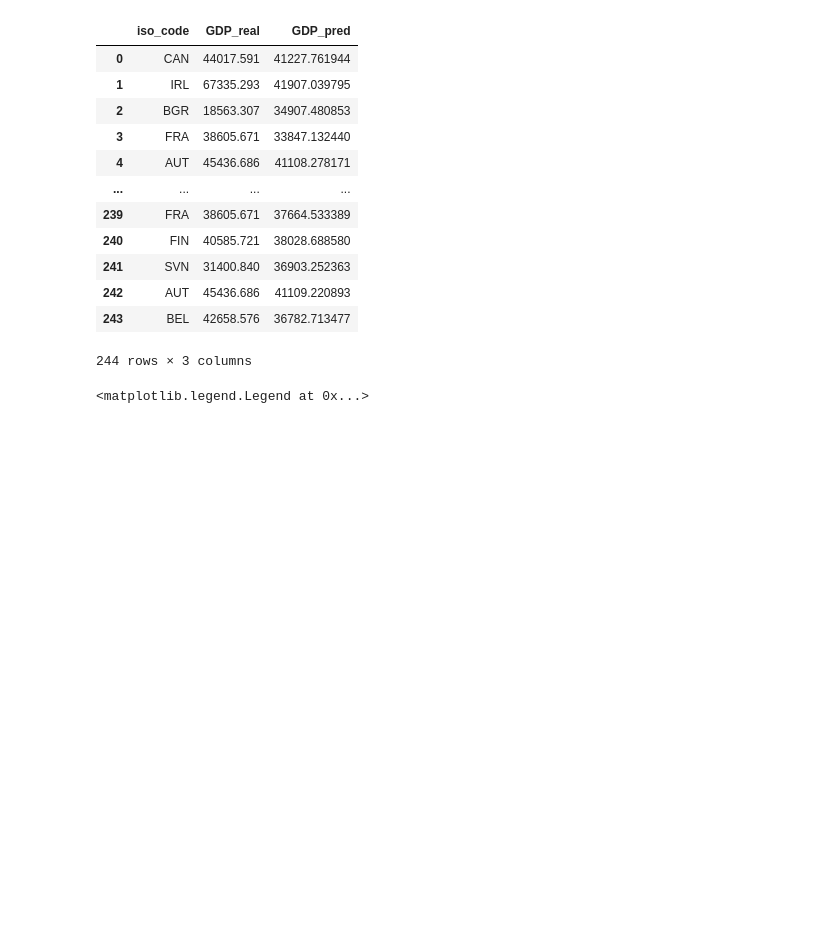
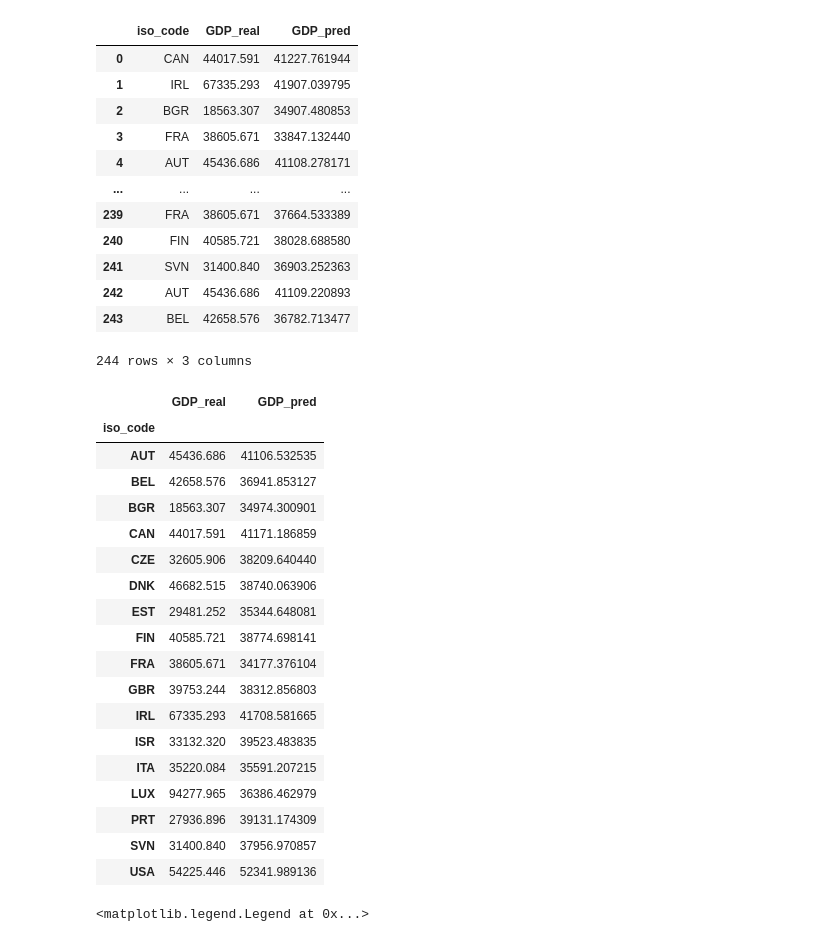
Before and after one commit to chris-inalsingh/Covid19_ML, a Jupyter notebook: Covid_Data/GDP_Data.ipynb, the cells around one changed output. Cells and saved outputs as stored; diff of their text form; code cells hidden in the pictures; blank space fills up the shorter version.

```diff
--- a/Covid_Data/GDP_Data.ipynb
+++ b/Covid_Data/GDP_Data.ipynb
@@ -644,12 +644,34 @@ df_final
 # %%
 df_final_real = df_final.groupby("iso_code").mean()["GDP_real"]
 df_final_pred = df_final.groupby("iso_code").mean()["GDP_pred"]
 df_final_Avg = pd.DataFrame()
 df_final_Avg['GDP_real'] = df_final_real
 df_final_Avg['GDP_pred'] = df_final_pred
 df_final_Avg
 # Output File (CSV)
-output_data_file = "GDPreal.csv"
+output_data_file = "GDPrealvsGDPpred.csv"
+df_final_Avg.to_csv(output_data_file, encoding="utf-8", index=False)
+df_final_Avg
+# %% [output]
+|  | GDP_real | GDP_pred |
+| iso_code |  |  |
+| AUT | 45436.686 | 41106.532535 |
+| BEL | 42658.576 | 36941.853127 |
+| BGR | 18563.307 | 34974.300901 |
+| CAN | 44017.591 | 41171.186859 |
+| CZE | 32605.906 | 38209.640440 |
+| DNK | 46682.515 | 38740.063906 |
+| EST | 29481.252 | 35344.648081 |
+| FIN | 40585.721 | 38774.698141 |
+| FRA | 38605.671 | 34177.376104 |
+| GBR | 39753.244 | 38312.856803 |
+| IRL | 67335.293 | 41708.581665 |
+| ISR | 33132.320 | 39523.483835 |
+| ITA | 35220.084 | 35591.207215 |
+| LUX | 94277.965 | 36386.462979 |
+| PRT | 27936.896 | 39131.174309 |
+| SVN | 31400.840 | 37956.970857 |
+| USA | 54225.446 | 52341.989136 |
 # %%
 # Charts to compare average of predicted and real gdp for the countries involved
 axes = df_final_Avg.plot.bar(rot=0, subplots=True)
```
Also changed, not shown: parts of 2 cells of this notebook.
